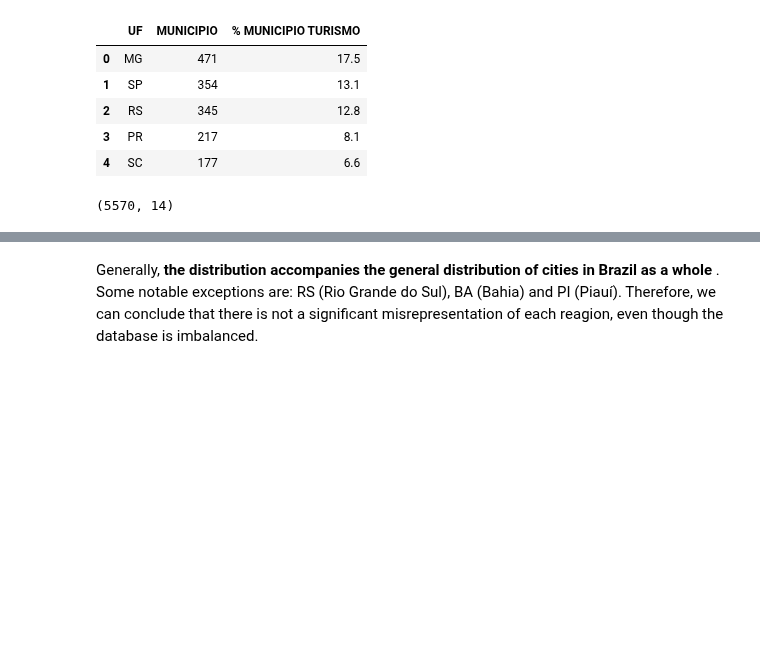
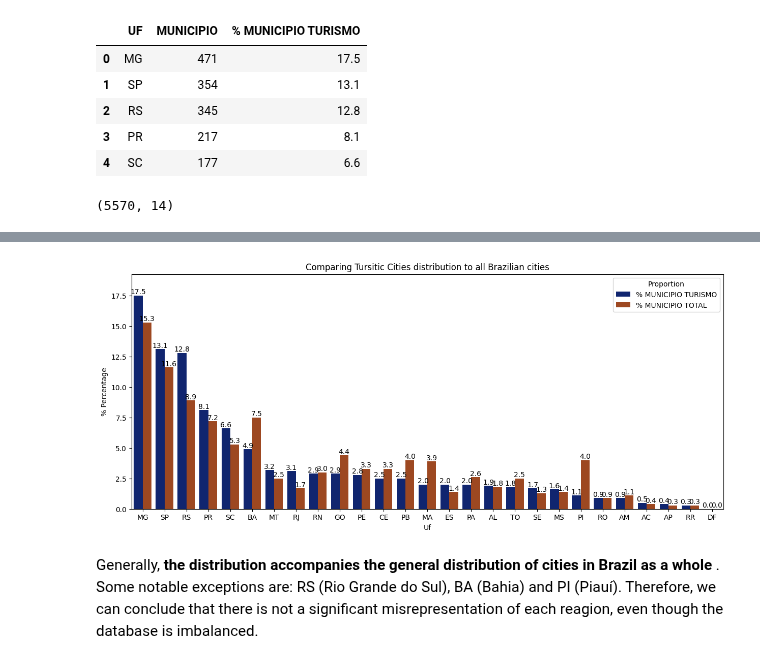
Before and after one commit to juhtolent/Brazil_Tourism, a Jupyter notebook: Exploratory Data Analysis - Tourism.ipynb, the cells around one changed output, grey strips where cells are left out. Saved outputs shown, nothing was run; the diff lists cells and outputs as text; code cells hidden in the pictures; blank space fills up the shorter version.

Commit message:
Refazendo a visualização de dados inicial

```diff
--- a/Exploratory Data Analysis - Tourism.ipynb
+++ b/Exploratory Data Analysis - Tourism.ipynb
@@ -117,3 +105,19 @@ fig_states.show()
+# %%
+plt.figure(figsize=(15,6))
+fig_states = sns.barplot(
+            data=df_compare,
+            x="Uf",
+            y="% Percentage",
+            hue="Proportion",
+            palette="dark"
+)
+
+fig_states.set_title("Comparing Tursitic Cities distribution to all Brazilian cities")
+fig_states.margins(y=0.1) # make room for the labels
+for bars in fig_states.containers:
+   fig_states.bar_label(bars, fmt='%.1f')
+# %% [output]
+[figure, added]
 # %% [markdown]
 Generally, <b> the distribution accompanies the general distribution of cities in Brazil as a whole </b>. Some notable exceptions are: RS (Rio Grande do Sul), BA (Bahia) and PI (Piauí). Therefore, we can conclude that there is not a significant misrepresentation of each reagion, even though the database is imbalanced.
 # %% [markdown]
```
Also changed, not shown: parts of 6 cells of this notebook.
